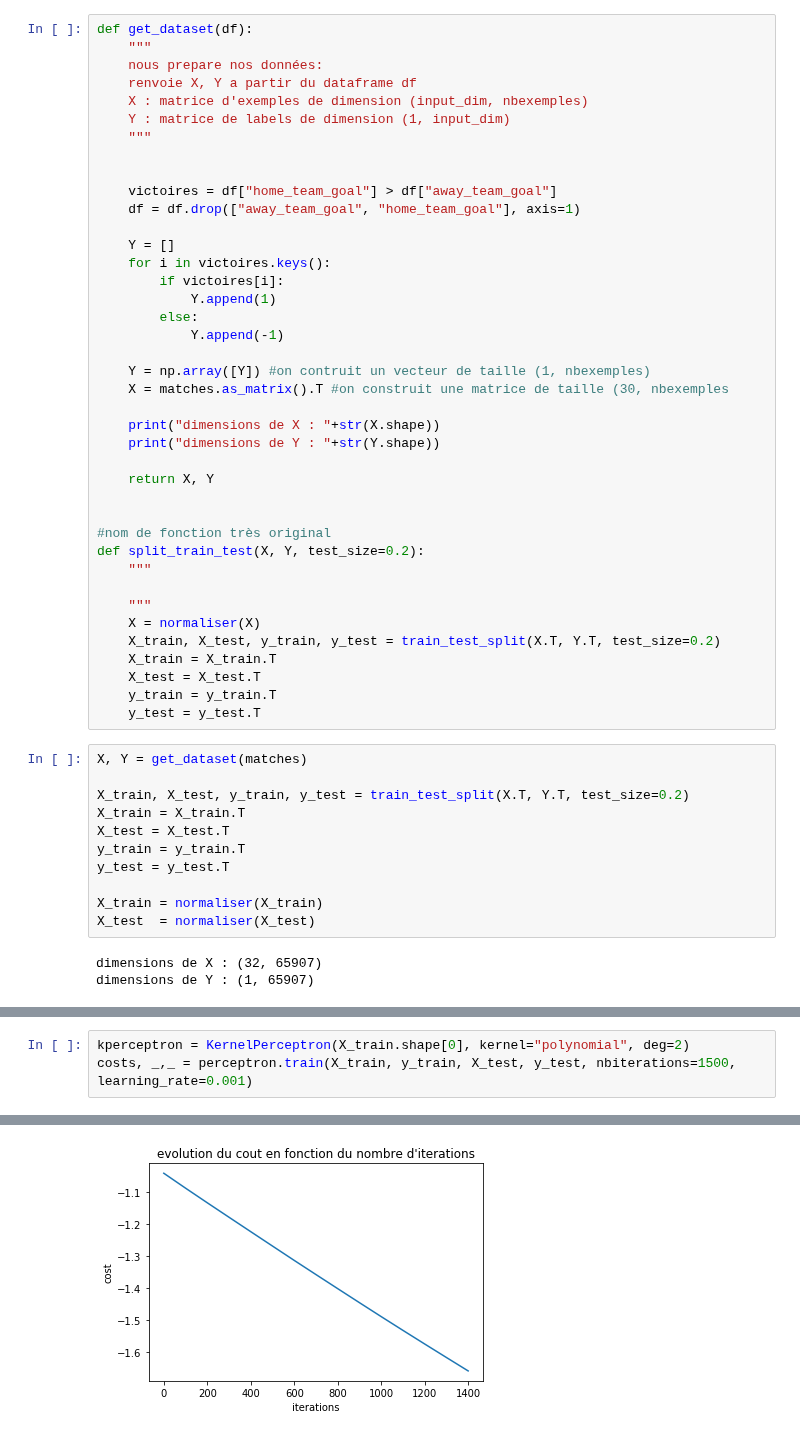
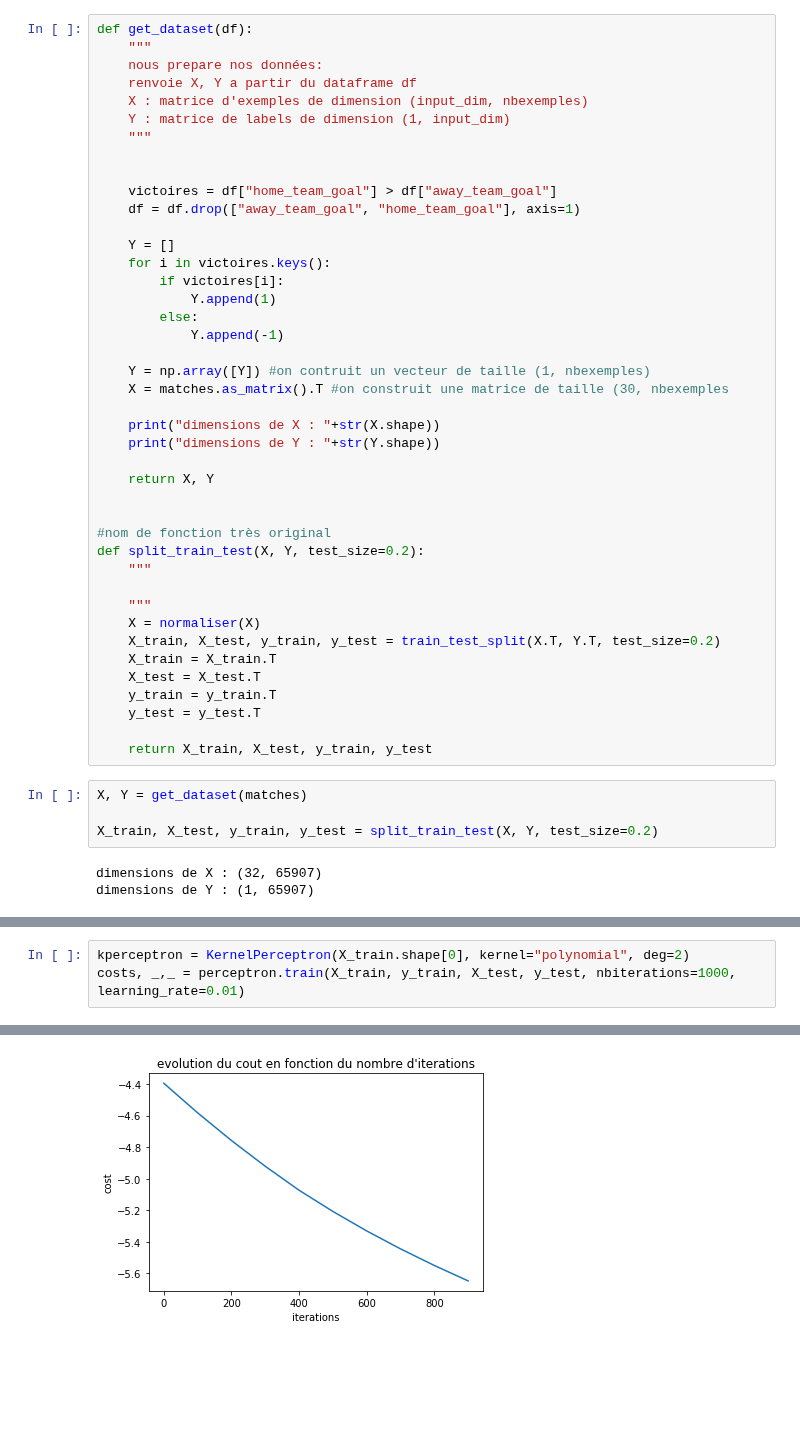
Before and after one commit to chubby47/kaggle_soccer, a Jupyter notebook: problematique_2.ipynb, the cells around one changed output, grey strips where cells are left out. Drawn from its saved outputs; the diff is of its cells as text; blank space fills up the shorter version.

```diff
--- a/problematique_2.ipynb
+++ b/problematique_2.ipynb
@@ -458,17 +460,12 @@ def split_train_test(X, Y, test_size=0.2):
     X_test = X_test.T
     y_train = y_train.T
     y_test = y_test.T
+
+    return X_train, X_test, y_train, y_test
 # %%
 X, Y = get_dataset(matches)
 
-X_train, X_test, y_train, y_test = train_test_split(X.T, Y.T, test_size=0.2)
-X_train = X_train.T
-X_test = X_test.T
-y_train = y_train.T
-y_test = y_test.T
-
-X_train = normaliser(X_train)
-X_test  = normaliser(X_test)
+X_train, X_test, y_train, y_test = split_train_test(X, Y, test_size=0.2)
 # %% [output]
 dimensions de X : (32, 65907)
 dimensions de Y : (1, 65907)
@@ -481,5 +478,5 @@ test accuracy: 61.553633743 %
 [figure]
 # %%
 kperceptron = KernelPerceptron(X_train.shape[0], kernel="polynomial", deg=2)
-costs, _,_ = perceptron.train(X_train, y_train, X_test, y_test, nbiterations=1500, learning_rate=0.001)
+costs, _,_ = perceptron.train(X_train, y_train, X_test, y_test, nbiterations=1000, learning_rate=0.01)
 # %% [output]
@@ -488,3 +485,3 @@ test accuracy: 62.8887877409 %
-[figure, old version]
+[figure, new version]
 # %%
 kperceptron = KernelPerceptron(X_train.shape[0], kernel="gaussian", sigma=0.5)
```
Also changed, not shown: parts of 5 cells of this notebook.
